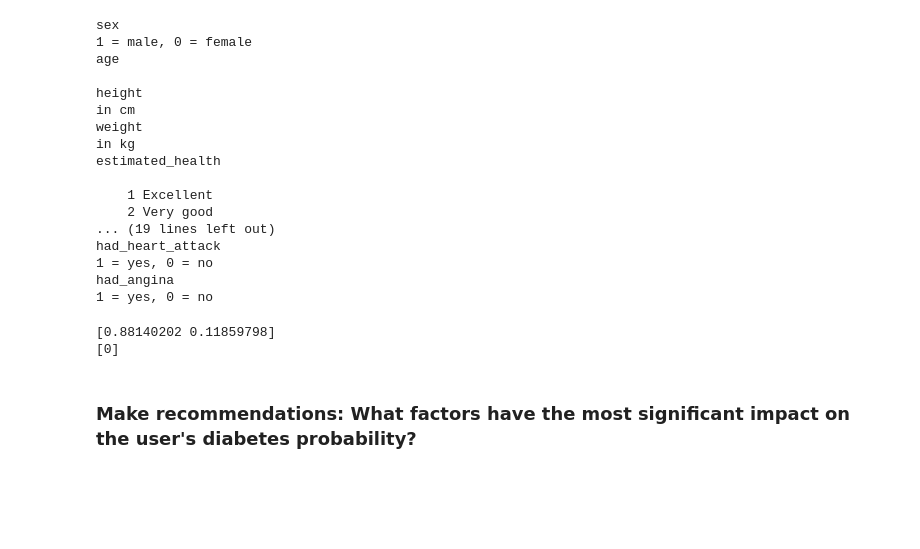
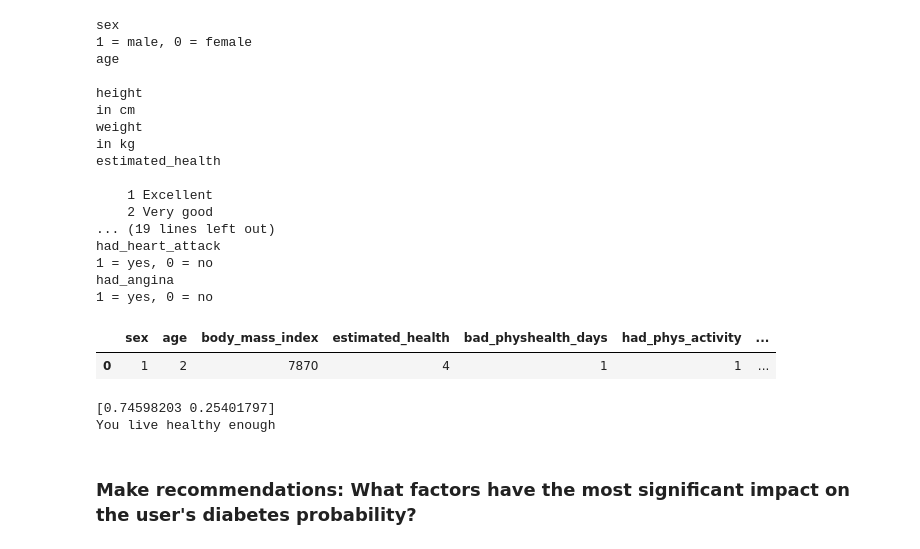
Before and after one commit to n-hundenborn/diabetes-forecasting, a Jupyter notebook: dev_model_training.ipynb, the cells around one changed output. Cells and saved outputs as stored; diff of their text form; code cells hidden in the pictures; blank space fills up the shorter version.

```diff
--- a/dev_model_training.ipynb
+++ b/dev_model_training.ipynb
@@ -903,17 +897,26 @@ had_angina
 # %%
 # risk person example:
 at_risk = [[0, 10, 4518, 4, 25, 0, 0, 1, 1, 1, 1, 1, 1, 1]]
 healthy_person = [[1, 3, 2299, 1, 2, 1, 1, 0, 0, 1, 1, 0, 0, 0]]
-user_input_series = healthy_person
+user_input_series #= at_risk
+# %% [output]
+|  | sex | age | body_mass_index | estimated_health | bad_physhealth_days | had_phys_activity | ... |
+| 0 | 1 | 2 | 7870 | 4 | 1 | 1 | ... |
 # %%
 # use data for diabetes proba
+picekd_threshold = 0.2605
 user_row = user_input_series # got a random index just as an example
 probas = model.predict_proba(user_row)[0]
-pred = (model.predict_proba(user_row)[:,1] >= 0.2605).astype(int)
+pred = (model.predict_proba(user_row)[:,1] >= picekd_threshold).astype(int)
+
+
 print(probas)
-print(pred)
+if pred[0] == 0:
+    print("You live healthy enough")
+if pred[0] == 1:
+    print("You should change smth")
 # %% [output]
-[0.88140202 0.11859798]
-[0]
+[0.74598203 0.25401797]
+You live healthy enough
 # %% [markdown]
 ### Make recommendations: What factors have the most significant impact on the user's diabetes probability?
```
Also changed, not shown: parts of 2 cells of this notebook.
